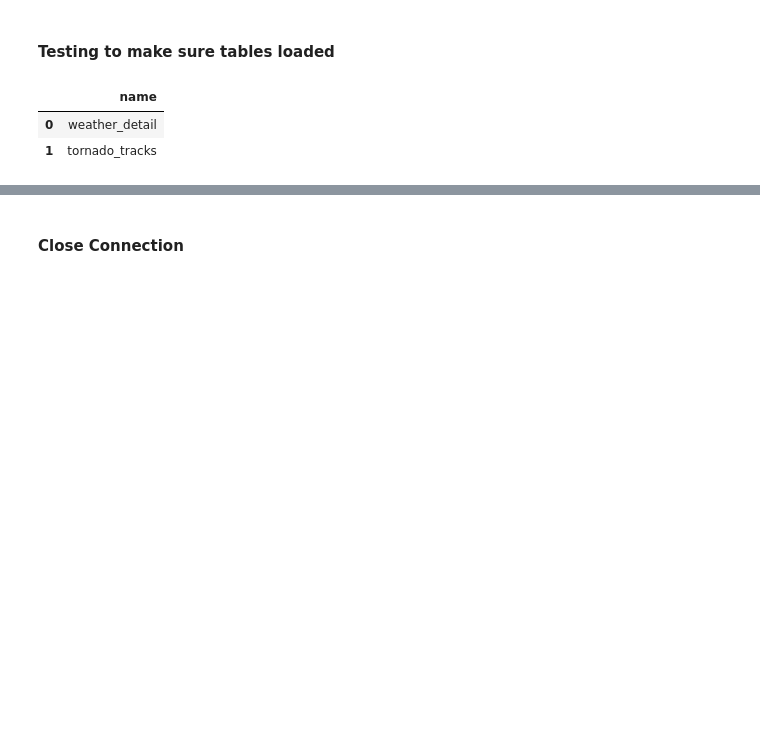
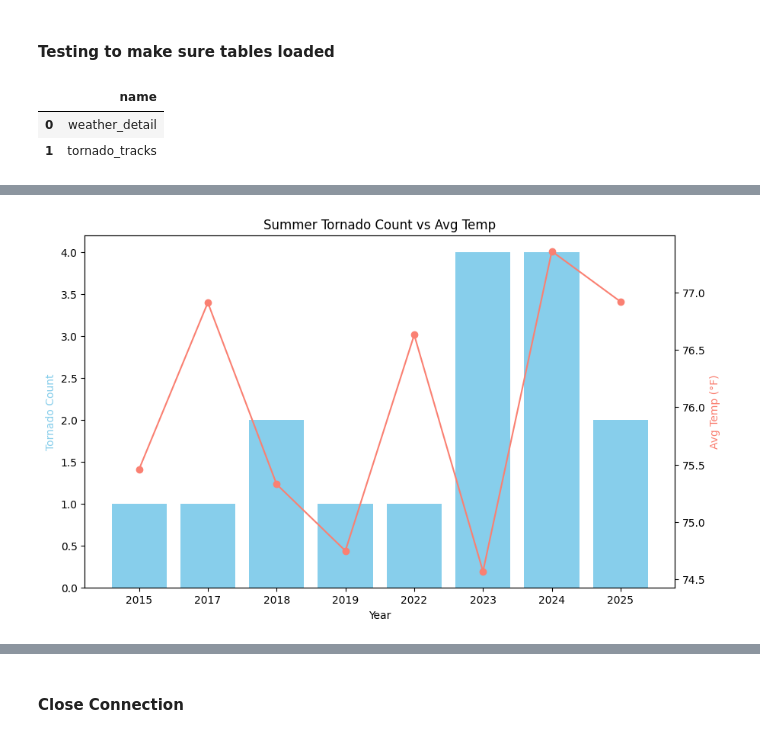
Before and after one commit to eugeniaduke/Is_Tornado_Activity_Increasing, a Jupyter notebook: Notebooks/Tornado_Tracks_Database.ipynb, the cells around one changed output, grey strips where cells are left out. Saved outputs shown, nothing was run; the diff lists cells and outputs as text; code cells hidden in the pictures; blank space fills up the shorter version.

```diff
--- a/Notebooks/Tornado_Tracks_Database.ipynb
+++ b/Notebooks/Tornado_Tracks_Database.ipynb
@@ -123,0 +148,24 @@ df
+# %%
+fig, ax1 = plt.subplots(figsize=(10,6))
+
+years = summer_tornados["year"]
+tornado_counts = summer_tornados["event_count"]
+avg_temps = summer_tornados["avg_temp"]
+
+x = np.arange(len(years))  # positions for bars
+width = 0.35               # bar width
+
+# Tornado counts as bars
+ax1.bar(years, tornado_counts, color="skyblue", label="Tornado Count")
+ax1.set_xlabel("Year")
+ax1.set_ylabel("Tornado Count", color="skyblue")
+
+# Temperature on secondary axis
+ax2 = ax1.twinx()
+ax2.plot(years, avg_temps, color="salmon", marker="o", label="Avg Temp")
+ax2.set_ylabel("Avg Temp (°F)", color="salmon")
+
+plt.title("Summer Tornado Count vs Avg Temp")
+plt.show()
+# %% [output]
+[figure, added]
```
Also changed, not shown: parts of 15 cells of this notebook, 2 other files.
